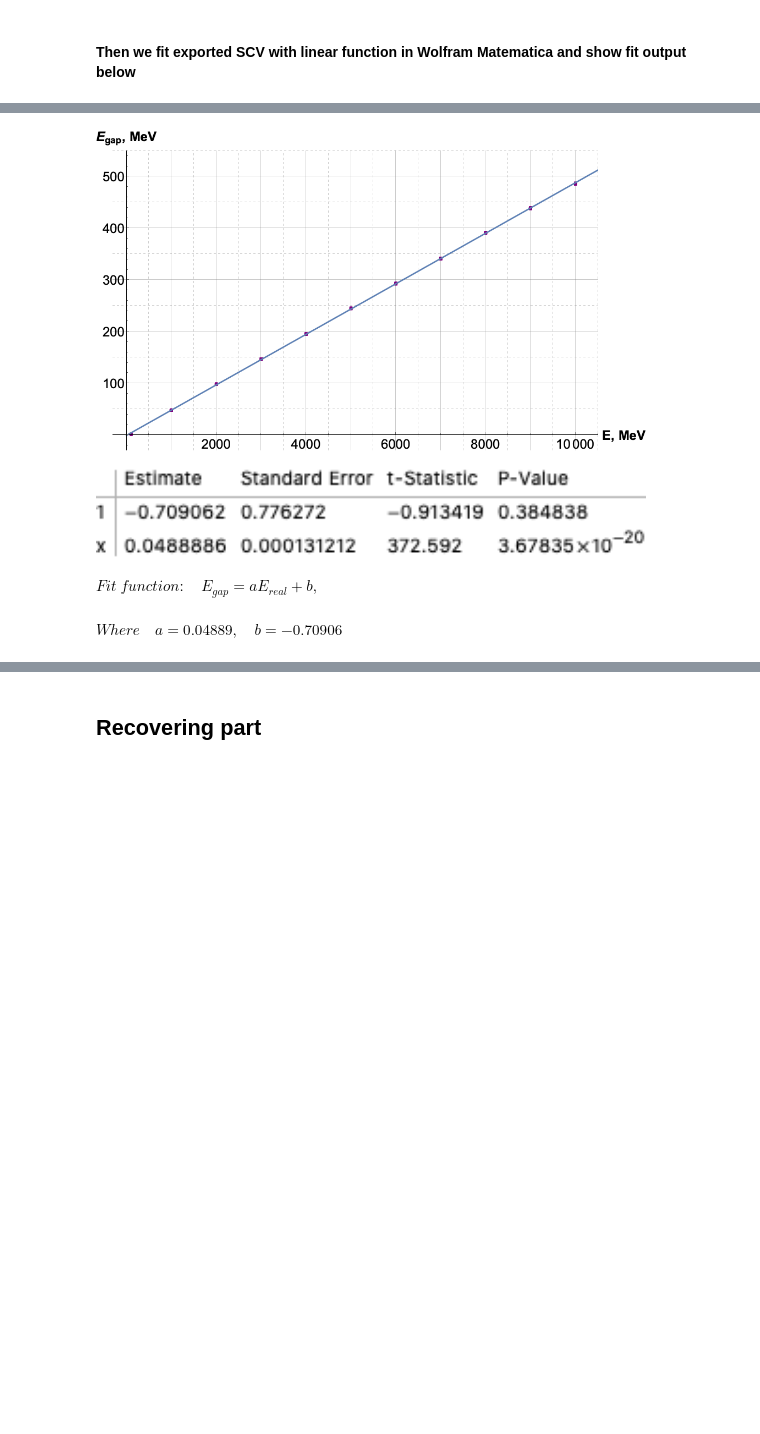
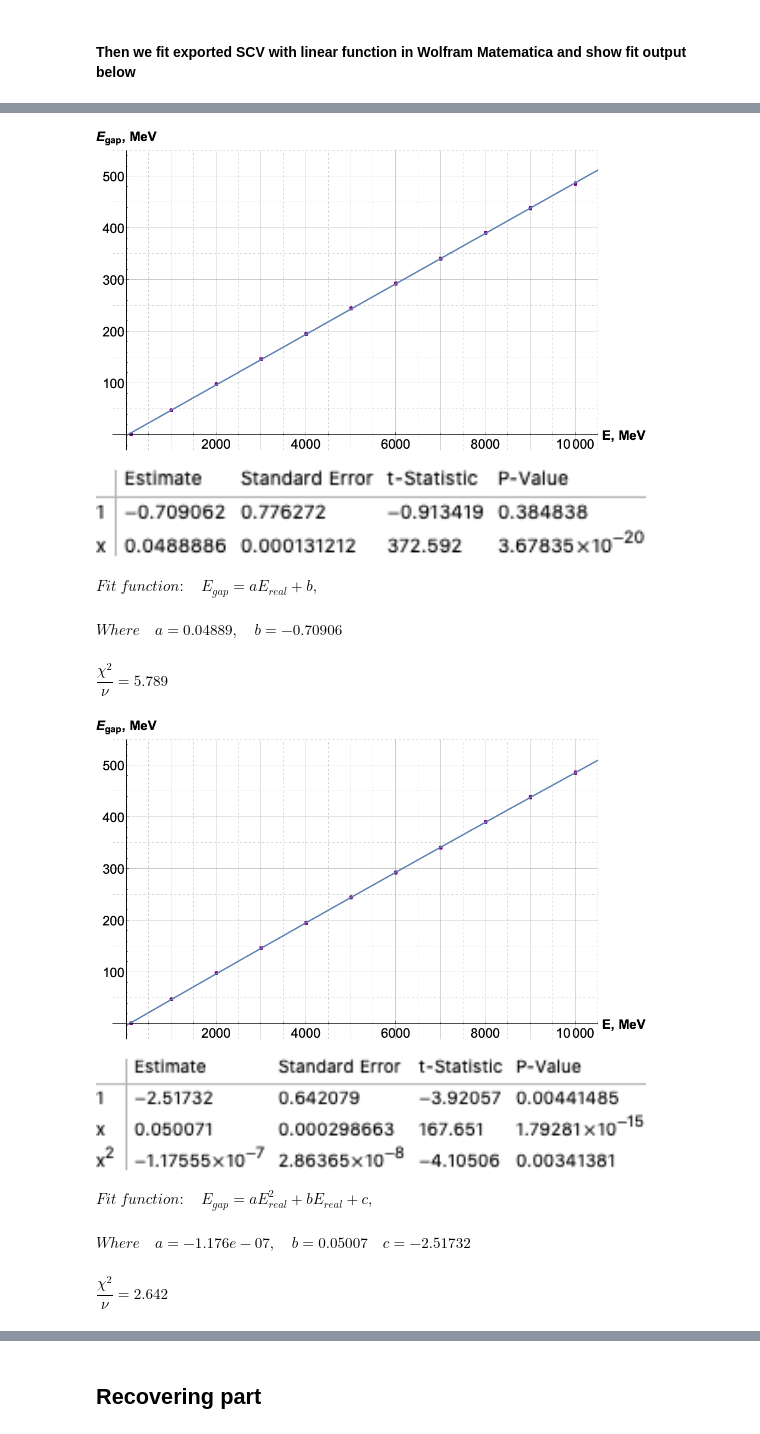
Before and after one commit to Kiarendil/geant, a Jupyter notebook: Start.ipynb, the cells around one changed output, grey strips where cells are left out. Cells and saved outputs as stored; diff of their text form; code cells hidden in the pictures; blank space fills up the shorter version.

```diff
--- a/Start.ipynb
+++ b/Start.ipynb
@@ -179,12 +217,28 @@ We explore linear dependence of $ E_{gap} = E_{gap} (E_{real}) $
 display(Image(filename = 'images/png/calib.png', retina = False, width = 550))
 display(Image(filename = 'images/png/fit_res.png', retina = False, width = 550))
 res = pd.read_csv('fit_res.csv', header=None)
-a, b = res.iloc[1][0], res.iloc[0][0]
+a, b, chi = res.iloc[1][0], res.iloc[0][0], res.iloc[2][0]
 print_math(r'Fit \; function: \quad E_{gap} = aE_{real} + b,')
 print_math(f'Where \quad a = {round(a, 5)}, \quad  b = {round(b, 5)}')
+print_math(r'\dfrac{\chi^2}{\nu}  = ' + f'{round(chi, 3)}')
 # %% [output]
 [figure]
 [figure]
 $\displaystyle Fit \; function: \quad E_{gap} = aE_{real} + b,$
 $\displaystyle Where \quad a = 0.04889, \quad  b = -0.70906$
+$\displaystyle \dfrac{\chi^2}{\nu}  = 5.789$
+# %%
+display(Image(filename = 'images/png/calib2.png', retina = False, width = 550))
+display(Image(filename = 'images/png/fit_res2.png', retina = False, width = 550))
+res2 = pd.read_csv('fit_res2.csv', header=None)
+a2, b2, c2, chi2 = res2.iloc[0][0], res2.iloc[1][0], res2.iloc[2][0], res2.iloc[3][0]
+print_math(r'Fit \; function: \quad E_{gap} = aE_{real}^2 + bE_{real} + c,')
+print_math(f'Where \quad a = {round(a2, 10)}, \quad  b = {round(b2, 5)} \quad  c = {round(c2, 5)}')
+print_math(r'\dfrac{\chi^2}{\nu}  = ' + f'{round(chi2, 3)}')
+# %% [output]
+[figure, added]
+[figure, added]
+$\displaystyle Fit \; function: \quad E_{gap} = aE_{real}^2 + bE_{real} + c,$
+$\displaystyle Where \quad a = -1.176e-07, \quad  b = 0.05007 \quad  c = -2.51732$
+$\displaystyle \dfrac{\chi^2}{\nu}  = 2.642$
 # %% [markdown]
```
Also changed, not shown: parts of 16 cells of this notebook, 57 other files.
